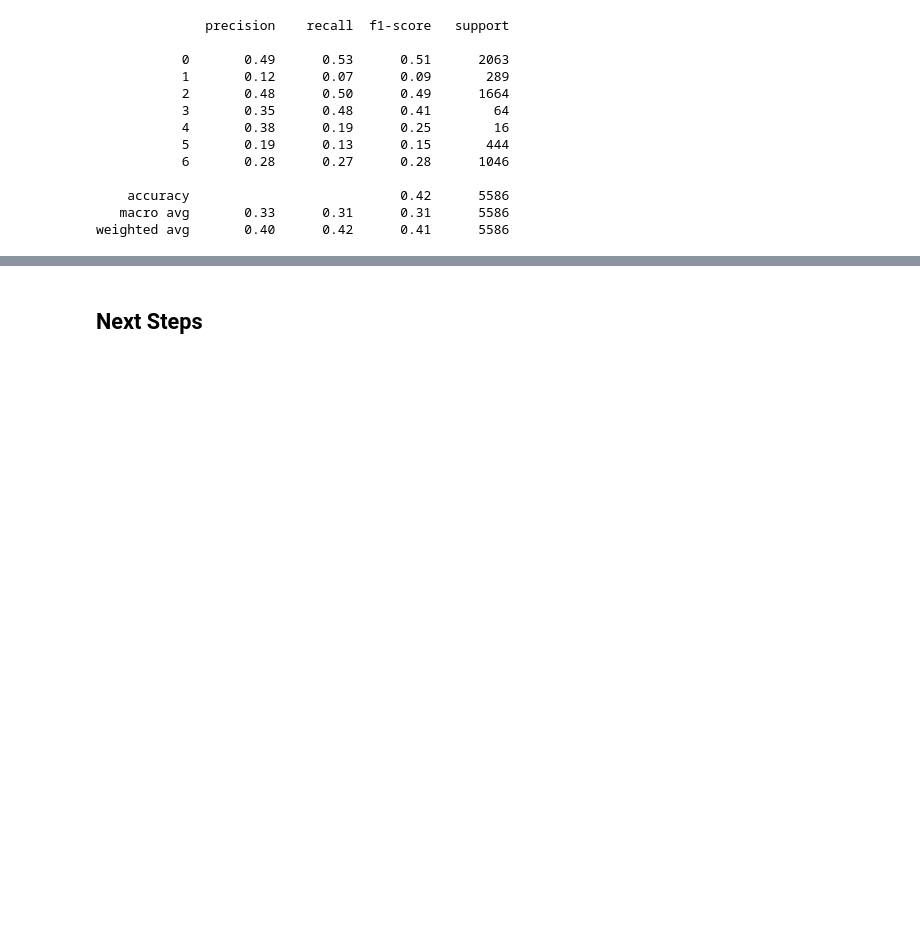
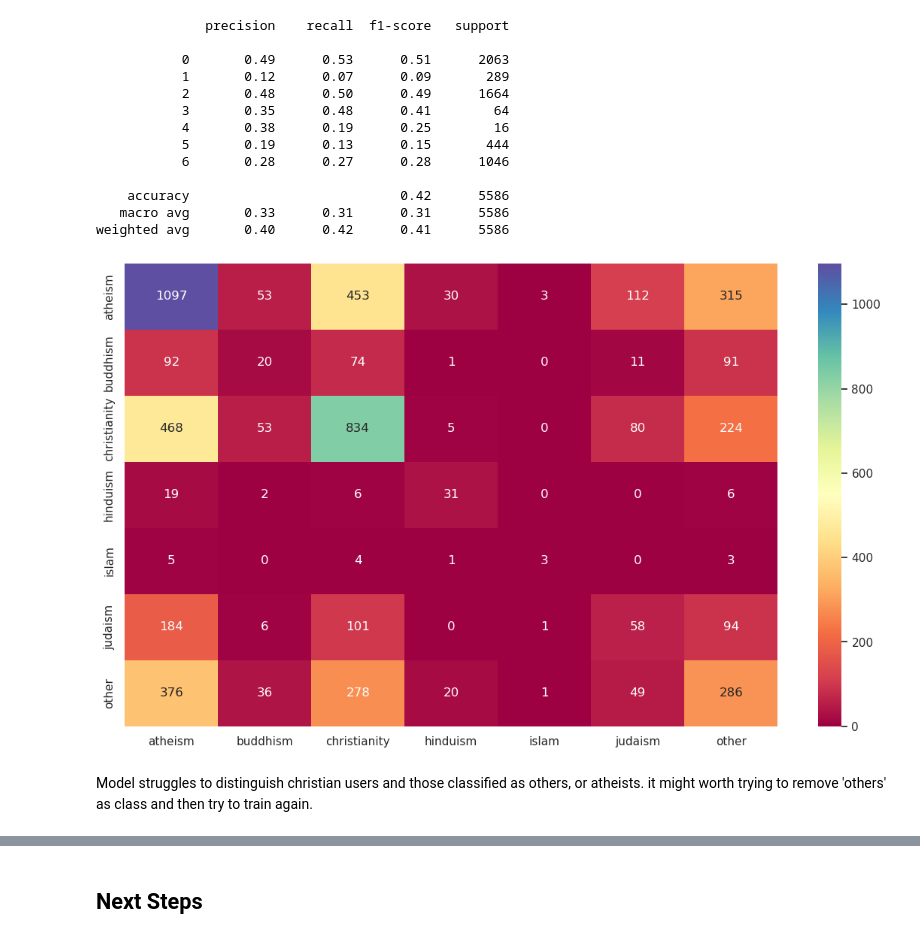
Before and after one commit to tamaricki/Projects, a Jupyter notebook: OKCupid_date_a_scientist.ipynb, the cells around one changed output, grey strips where cells are left out. Saved outputs shown, nothing was run; the diff lists cells and outputs as text; code cells hidden in the pictures; blank space fills up the shorter version.

```diff
--- a/OKCupid_date_a_scientist.ipynb
+++ b/OKCupid_date_a_scientist.ipynb
@@ -803,3 +791,13 @@ print(classification_report(y_test_class, y_pred_over))
     accuracy                           0.42      5586
    macro avg       0.33      0.31      0.31      5586
 weighted avg       0.40      0.42      0.41      5586
+# %%
+from sklearn.metrics import confusion_matrix
+plt.subplots(figsize=(14,8))
+cf=confusion_matrix(y_test_class, y_pred_over)
+sns.heatmap(cf, annot=True, cmap='Spectral', xticklabels=le.classes_, yticklabels=le.classes_, fmt='g')
+plt.show()
+# %% [output]
+[figure, added]
+# %% [markdown]
+Model struggles to distinguish christian users and those classified as others, or atheists. it might worth trying to remove 'others' as class and then try to train again.
```
Also changed, not shown: parts of 25 cells of this notebook.
